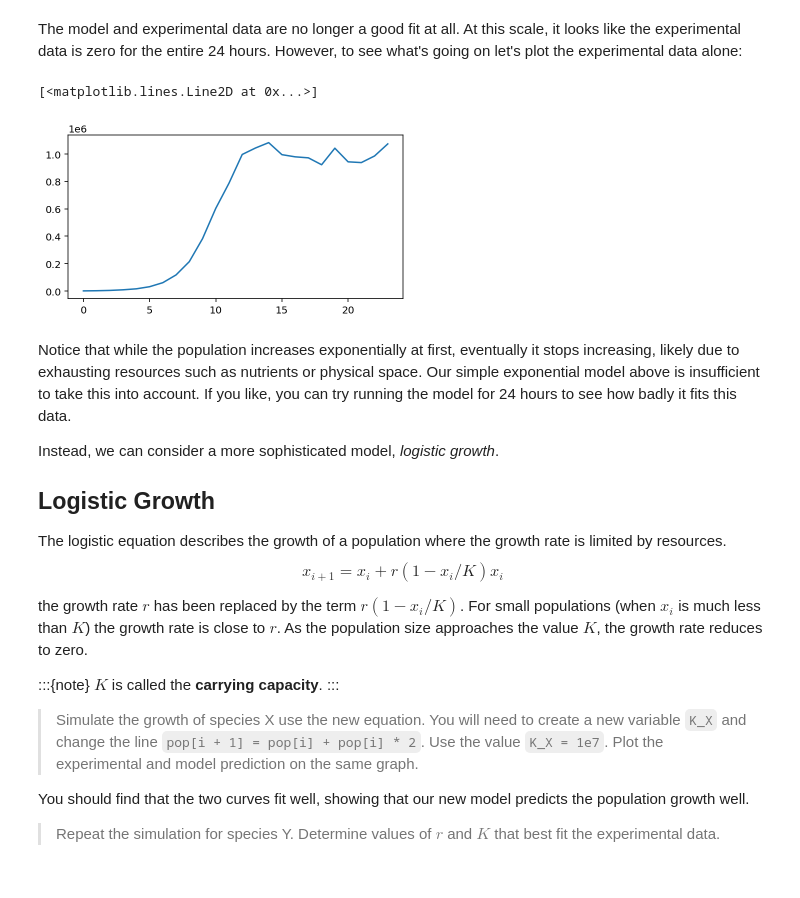
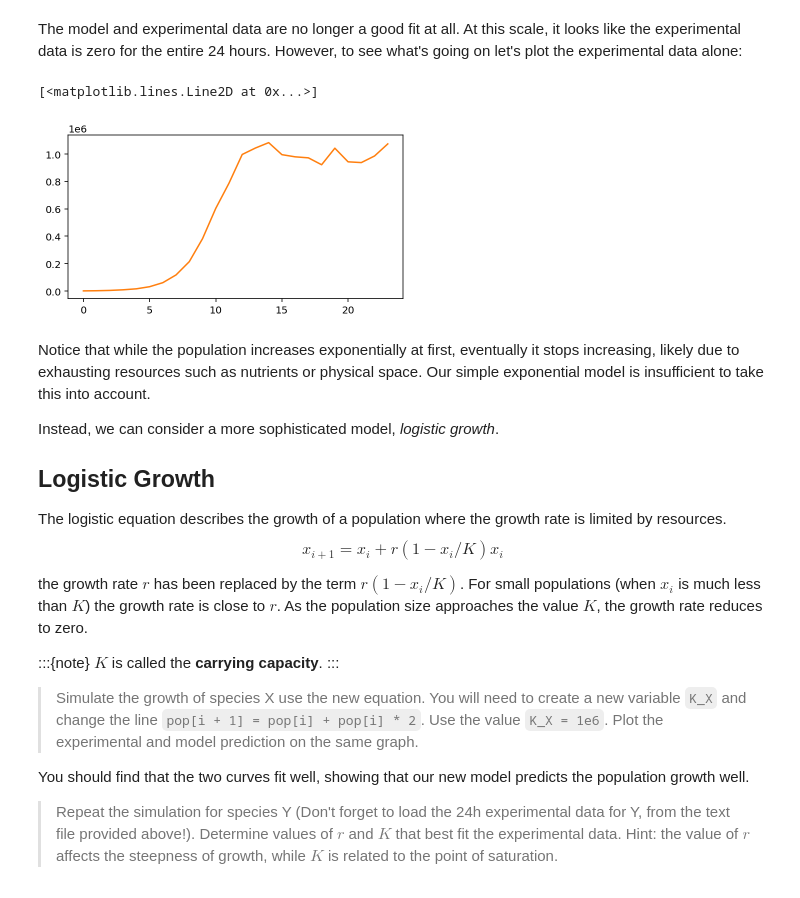
Before and after one commit to UCLNatSci/Interdisciplinary-Research-Skills, a Jupyter notebook: book/_build/jupyter_execute/4_simulation/simulation.ipynb, the cells around one changed output. Drawn from its saved outputs; the diff is of its cells as text; code cells hidden in the pictures.

```diff
--- a/book/_build/jupyter_execute/4_simulation/simulation.ipynb
+++ b/book/_build/jupyter_execute/4_simulation/simulation.ipynb
@@ -146,12 +160,12 @@ plt.legend()
 The model and experimental data are no longer a good fit at all. At this scale, it looks like the experimental data is zero for the entire 24 hours. However, to see what's going on let's plot the experimental data alone:
 # %%
 plt.figure(figsize=(6,3))
-plt.plot(data_X)
+plt.plot(data_X, color='#ff7f0e')
 # %% [output]
 [<matplotlib.lines.Line2D at 0x...>]
-[figure, old version]
+[figure, new version]
 # %% [markdown]
-Notice that while the population increases exponentially at first, eventually it stops increasing, likely due to exhausting resources such as nutrients or physical space. Our simple exponential model above is insufficient to take this into account. If you like, you can try running the model for 24 hours to see how badly it fits this data.
+Notice that while the population increases exponentially at first, eventually it stops increasing, likely due to exhausting resources such as nutrients or physical space. Our simple exponential model is insufficient to take this into account.
 
 Instead, we can consider a more sophisticated model, *logistic growth*.
 
@@ -166,12 +180,12 @@ the growth rate $r$ has been replaced by the term $r(1-x_i/K)$. For small popula
 $K$ is called the **carrying capacity**.
 :::
 
-> Simulate the growth of species X use the new equation. You will need to create a new variable `K_X` and change the line `pop[i + 1] = pop[i] + pop[i] * 2`. Use the value `K_X = 1e7`.
+> Simulate the growth of species X use the new equation. You will need to create a new variable `K_X` and change the line `pop[i + 1] = pop[i] + pop[i] * 2`. Use the value `K_X = 1e6`.
 > Plot the experimental and model prediction on the same graph.
 
 You should find that the two curves fit well, showing that our new model predicts the population growth well.
 
-> Repeat the simulation for species Y. Determine values of $r$ and $K$ that best fit the experimental data.
+> Repeat the simulation for species Y (Don't forget to load the 24h experimental data for Y, from the text file provided above!). Determine values of $r$ and $K$ that best fit the experimental data. Hint: the value of $r$ affects the steepness of growth, while $K$ is related to the point of saturation.
 # %% [markdown]
 ## Exercise
 
```
Also changed, not shown: parts of 5 cells of this notebook, 13 other files.
